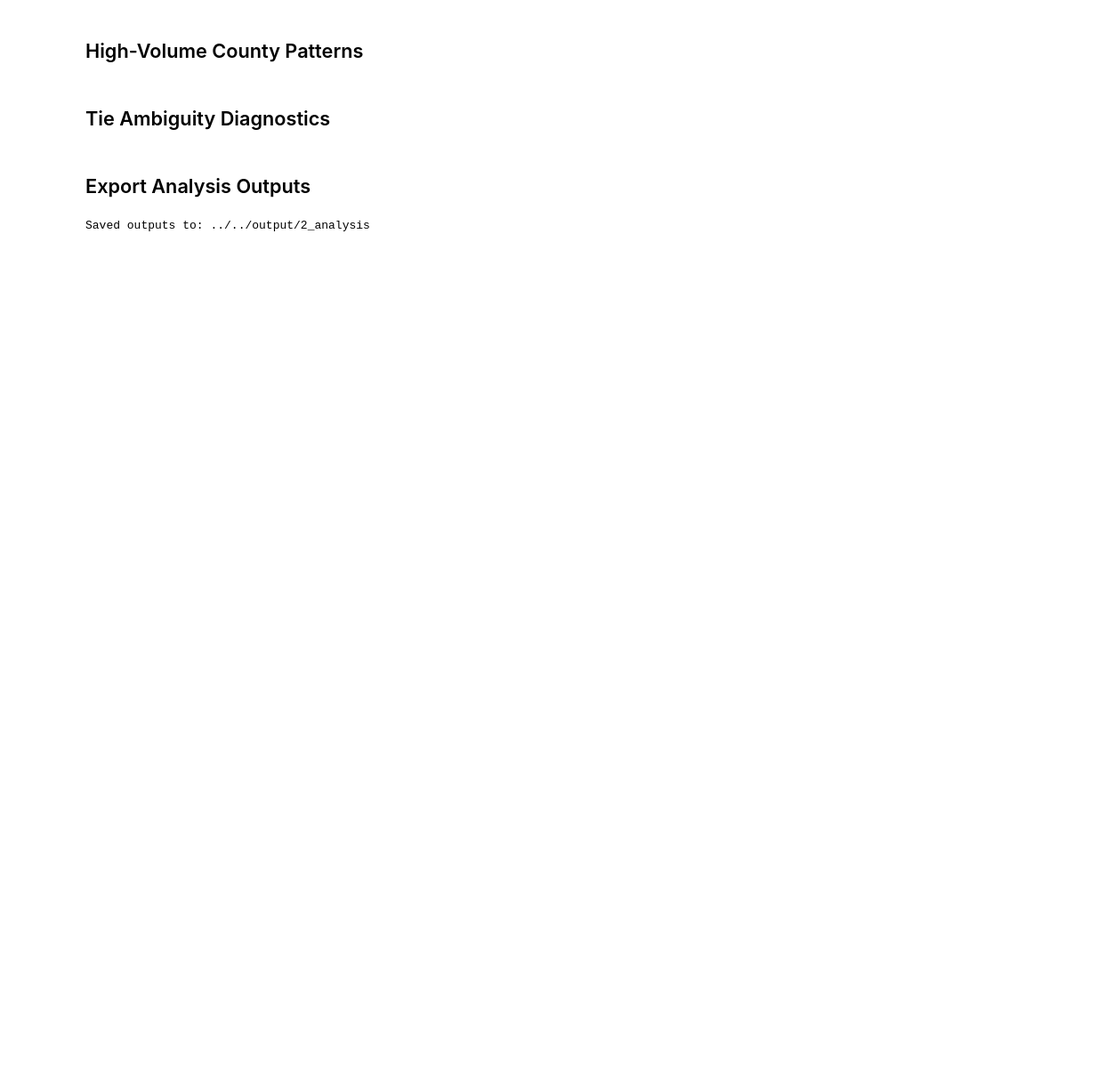
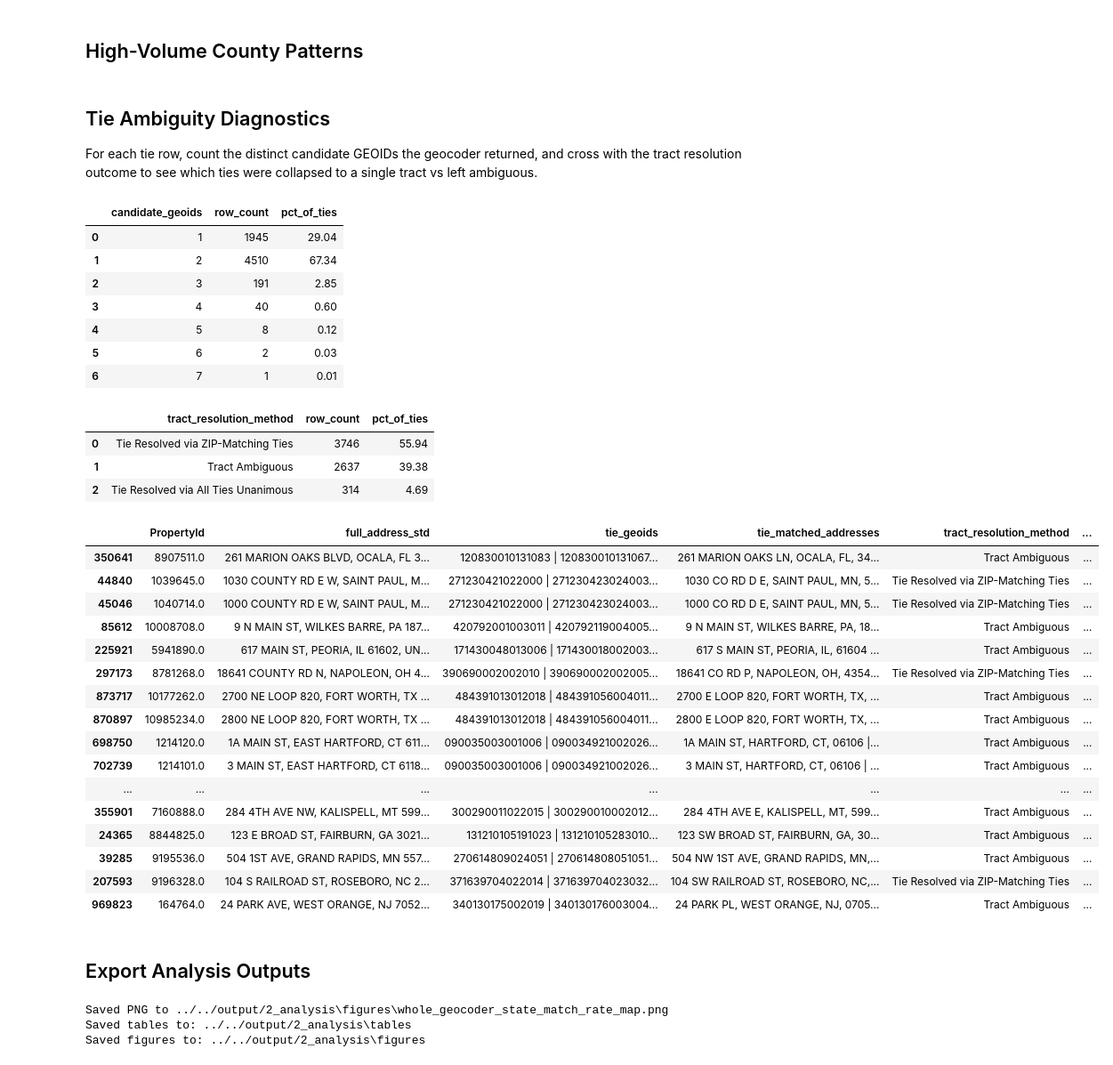
Before and after one commit to WilliamClintC/Geocoding_Office, a Jupyter notebook: source/2_analysis/1_Whole_Census_Geocoder_Analysis.ipynb, the cells around one changed output. Shown at 89% size. Cells and saved outputs as stored; diff of their text form; code cells hidden in the pictures; blank space fills up the shorter version.

```diff
--- a/source/2_analysis/1_Whole_Census_Geocoder_Analysis.ipynb
+++ b/source/2_analysis/1_Whole_Census_Geocoder_Analysis.ipynb
@@ -241,23 +333,65 @@ else:
     print("County-level columns were not found in the dataset.")
 # %% [markdown]
 ## Tie Ambiguity Diagnostics
+
+For each tie row, count the distinct candidate GEOIDs the geocoder returned, and cross with the tract resolution outcome to see which ties were collapsed to a single tract vs left ambiguous.
 # %%
-tie_diag_cols = [c for c in ["PropertyId", "full_address_std", "tie_geoids", "tie_matched_addresses"] if c in df.columns]
+tie_diag_cols = [c for c in ["PropertyId", "full_address_std", "tie_geoids", "tie_matched_addresses", "tract_resolution_method", "final_census_tract"] if c in df.columns]
 
 tie_df = df[df["match"] == "Tie"].copy()
 if not tie_df.empty and "tie_geoids" in tie_df.columns:
     tie_df["n_tie_geoids"] = tie_df["tie_geoids"].fillna("").astype(str).apply(
         lambda s: len({x.strip() for x in s.split("|") if x.strip()})
     )
 
     tie_summary = tie_df["n_tie_geoids"].value_counts().sort_index().rename_axis("candidate_geoids").reset_index(name="row_count")
     tie_summary["pct_of_ties"] = (tie_summary["row_count"] / len(tie_df) * 100).round(2)
+
+    tie_resolution_summary = (
+        tie_df["tract_resolution_method"]
+        .value_counts(dropna=False)
+        .rename_axis("tract_resolution_method")
+        .reset_index(name="row_count")
+    )
+    tie_resolution_summary["pct_of_ties"] = (tie_resolution_summary["row_count"] / len(tie_df) * 100).round(2)
+
     display_cols = tie_diag_cols + ["n_tie_geoids"]
 
     display(tie_summary)
+    display(tie_resolution_summary)
     display(tie_df[display_cols].sort_values("n_tie_geoids", ascending=False).head(25))
 else:
     print("No Tie rows or tie_geoids column unavailable.")
+# %% [output]
+|  | candidate_geoids | row_count | pct_of_ties |
+| 0 | 1 | 1945 | 29.04 |
+| 1 | 2 | 4510 | 67.34 |
+| 2 | 3 | 191 | 2.85 |
+| 3 | 4 | 40 | 0.60 |
+| 4 | 5 | 8 | 0.12 |
+| 5 | 6 | 2 | 0.03 |
+| 6 | 7 | 1 | 0.01 |
+|  | tract_resolution_method | row_count | pct_of_ties |
+| 0 | Tie Resolved via ZIP-Matching Ties | 3746 | 55.94 |
+| 1 | Tract Ambiguous | 2637 | 39.38 |
+| 2 | Tie Resolved via All Ties Unanimous | 314 | 4.69 |
+|  | PropertyId | full_address_std | tie_geoids | tie_matched_addresses | tract_resolution_method | ... |
+| 350641 | 8907511.0 | 261 MARION OAKS BLVD, OCALA, FL 3... | 120830010131083 | 120830010131067... | 261 MARION OAKS LN, OCALA, FL, 34... | Tract Ambiguous | ... |
+| 44840 | 1039645.0 | 1030 COUNTY RD E W, SAINT PAUL, M... | 271230421022000 | 271230423024003... | 1030 CO RD D E, SAINT PAUL, MN, 5... | Tie Resolved via ZIP-Matching Ties | ... |
+| 45046 | 1040714.0 | 1000 COUNTY RD E W, SAINT PAUL, M... | 271230421022000 | 271230423024003... | 1000 CO RD D E, SAINT PAUL, MN, 5... | Tie Resolved via ZIP-Matching Ties | ... |
+| 85612 | 10008708.0 | 9 N MAIN ST, WILKES BARRE, PA 187... | 420792001003011 | 420792119004005... | 9 N MAIN ST, WILKES BARRE, PA, 18... | Tract Ambiguous | ... |
+| 225921 | 5941890.0 | 617 MAIN ST, PEORIA, IL 61602, UN... | 171430048013006 | 171430018002003... | 617 S MAIN ST, PEORIA, IL, 61604 ... | Tract Ambiguous | ... |
+| 297173 | 8781268.0 | 18641 COUNTY RD N, NAPOLEON, OH 4... | 390690002002010 | 390690002002005... | 18641 CO RD P, NAPOLEON, OH, 4354... | Tie Resolved via ZIP-Matching Ties | ... |
+| 873717 | 10177262.0 | 2700 NE LOOP 820, FORT WORTH, TX ... | 484391013012018 | 484391056004011... | 2700 E LOOP 820, FORT WORTH, TX, ... | Tract Ambiguous | ... |
+| 870897 | 10985234.0 | 2800 NE LOOP 820, FORT WORTH, TX ... | 484391013012018 | 484391056004011... | 2800 E LOOP 820, FORT WORTH, TX, ... | Tract Ambiguous | ... |
+| 698750 | 1214120.0 | 1A MAIN ST, EAST HARTFORD, CT 611... | 090035003001006 | 090034921002026... | 1A MAIN ST, HARTFORD, CT, 06106 |... | Tract Ambiguous | ... |
+| 702739 | 1214101.0 | 3 MAIN ST, EAST HARTFORD, CT 6118... | 090035003001006 | 090034921002026... | 3 MAIN ST, HARTFORD, CT, 06106 | ... | Tract Ambiguous | ... |
+| ... | ... | ... | ... | ... | ... | ... |
+| 355901 | 7160888.0 | 284 4TH AVE NW, KALISPELL, MT 599... | 300290011022015 | 300290010002012... | 284 4TH AVE E, KALISPELL, MT, 599... | Tract Ambiguous | ... |
+| 24365 | 8844825.0 | 123 E BROAD ST, FAIRBURN, GA 3021... | 131210105191023 | 131210105283010... | 123 SW BROAD ST, FAIRBURN, GA, 30... | Tract Ambiguous | ... |
+| 39285 | 9195536.0 | 504 1ST AVE, GRAND RAPIDS, MN 557... | 270614809024051 | 270614808051051... | 504 NW 1ST AVE, GRAND RAPIDS, MN,... | Tract Ambiguous | ... |
+| 207593 | 9196328.0 | 104 S RAILROAD ST, ROSEBORO, NC 2... | 371639704022014 | 371639704023032... | 104 SW RAILROAD ST, ROSEBORO, NC,... | Tie Resolved via ZIP-Matching Ties | ... |
+| 969823 | 164764.0 | 24 PARK AVE, WEST ORANGE, NJ 7052... | 340130175002019 | 340130176003004... | 24 PARK PL, WEST ORANGE, NJ, 0705... | Tract Ambiguous | ... |
 # %% [markdown]
 ## Export Analysis Outputs
 # %%
@@ -270,6 +404,7 @@ os.makedirs(FIGURES_DIR, exist_ok=True)
 
 overall.to_csv(os.path.join(TABLES_DIR, "whole_geocoder_overall_summary.csv"), index=False)
 match_dist.to_csv(os.path.join(TABLES_DIR, "whole_geocoder_match_distribution.csv"), index=False)
+tract_dist.to_csv(os.path.join(TABLES_DIR, "whole_tract_resolution_method_distribution.csv"), index=False)
 state_summary.to_csv(os.path.join(TABLES_DIR, "whole_geocoder_state_summary.csv"), index=False)
 overall_missing.to_csv(os.path.join(TABLES_DIR, "whole_geocoder_missing_summary.csv"), index=False)
 
@@ -278,12 +413,21 @@ if 'county_summary' in locals():
 
 if 'tie_summary' in locals():
     tie_summary.to_csv(os.path.join(TABLES_DIR, "whole_geocoder_tie_summary.csv"), index=False)
+if 'tie_resolution_summary' in locals():
+    tie_resolution_summary.to_csv(os.path.join(TABLES_DIR, "whole_tract_resolution_tie_summary.csv"), index=False)
 
-fig.write_html(
-    os.path.join(FIGURES_DIR, "whole_geocoder_state_match_rate_map.html"),
-    include_plotlyjs="cdn"
- )
+map_html_path = os.path.join(FIGURES_DIR, "whole_geocoder_state_match_rate_map.html")
+map_png_path = os.path.join(FIGURES_DIR, "whole_geocoder_state_match_rate_map.png")
+fig.write_html(map_html_path, include_plotlyjs="cdn")
+try:
+    fig.write_image(map_png_path, width=1100, height=650, scale=2)
+    print(f"Saved PNG to {map_png_path}")
+except Exception as e:
+    print(f"PNG export skipped: {e}")
+
 print(f"Saved tables to: {TABLES_DIR}")
 print(f"Saved figures to: {FIGURES_DIR}")
 # %% [output]
-Saved outputs to: ../../output/2_analysis
+Saved PNG to ../../output/2_analysis\figures\whole_geocoder_state_match_rate_map.png
+Saved tables to: ../../output/2_analysis\tables
+Saved figures to: ../../output/2_analysis\figures
```
Also changed, not shown: parts of 9 cells of this notebook, 42 other files.
